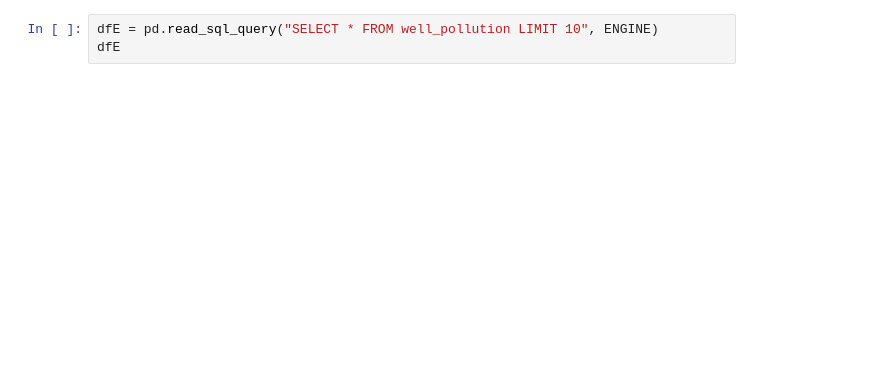
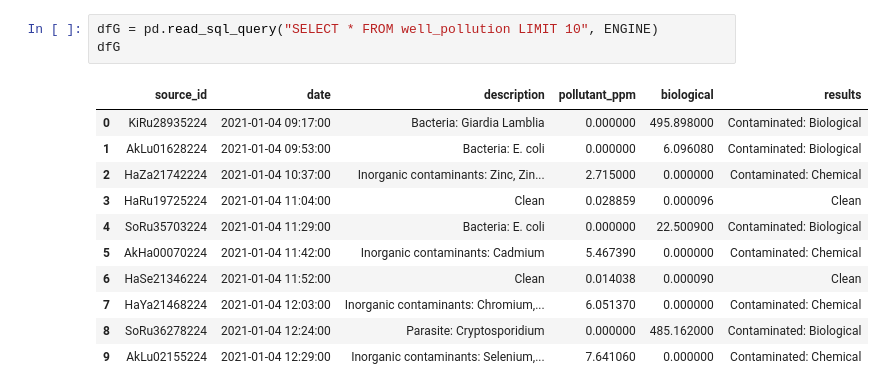
Before and after one commit to felixmuinde/Databases3.2, a Jupyter notebook: 01-assignment1.ipynb, the cells around one changed output. Saved outputs shown, nothing was run; the diff lists cells and outputs as text; blank space fills up the shorter version.

```diff
--- a/01-assignment1.ipynb
+++ b/01-assignment1.ipynb
@@ -38,6 +124,18 @@ dfD
 # %%
-dfE = pd.read_sql_query("SELECT * FROM well_pollution LIMIT 10", ENGINE)
-dfE
+dfG = pd.read_sql_query("SELECT * FROM well_pollution LIMIT 10", ENGINE)
+dfG
+# %% [output]
+|  | source_id | date | description | pollutant_ppm | biological | results |
+| 0 | KiRu28935224 | 2021-01-04 09:17:00 | Bacteria: Giardia Lamblia | 0.000000 | 495.898000 | Contaminated: Biological |
+| 1 | AkLu01628224 | 2021-01-04 09:53:00 | Bacteria: E. coli | 0.000000 | 6.096080 | Contaminated: Biological |
+| 2 | HaZa21742224 | 2021-01-04 10:37:00 | Inorganic contaminants: Zinc, Zin... | 2.715000 | 0.000000 | Contaminated: Chemical |
+| 3 | HaRu19725224 | 2021-01-04 11:04:00 | Clean | 0.028859 | 0.000096 | Clean |
+| 4 | SoRu35703224 | 2021-01-04 11:29:00 | Bacteria: E. coli | 0.000000 | 22.500900 | Contaminated: Biological |
+| 5 | AkHa00070224 | 2021-01-04 11:42:00 | Inorganic contaminants: Cadmium | 5.467390 | 0.000000 | Contaminated: Chemical |
+| 6 | HaSe21346224 | 2021-01-04 11:52:00 | Clean | 0.014038 | 0.000090 | Clean |
+| 7 | HaYa21468224 | 2021-01-04 12:03:00 | Inorganic contaminants: Chromium,... | 6.051370 | 0.000000 | Contaminated: Chemical |
+| 8 | SoRu36278224 | 2021-01-04 12:24:00 | Parasite: Cryptosporidium | 0.000000 | 485.162000 | Contaminated: Biological |
+| 9 | AkLu02155224 | 2021-01-04 12:29:00 | Inorganic contaminants: Selenium,... | 7.641060 | 0.000000 | Contaminated: Chemical |
 # %%
 df_1 = pd.read_sql_query("SELECT source_id, type_of_water_source AS Type, number_of_people_served AS Population FROM water_source", ENGINE)
 df_1
```
Also changed, not shown: parts of 14 cells of this notebook.
